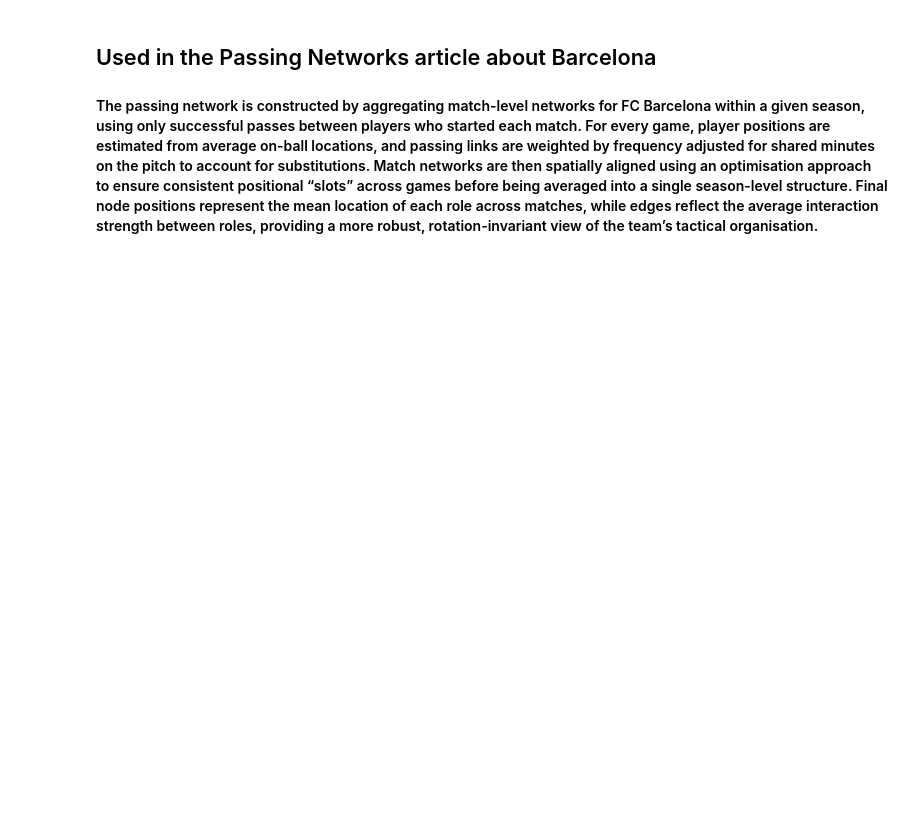
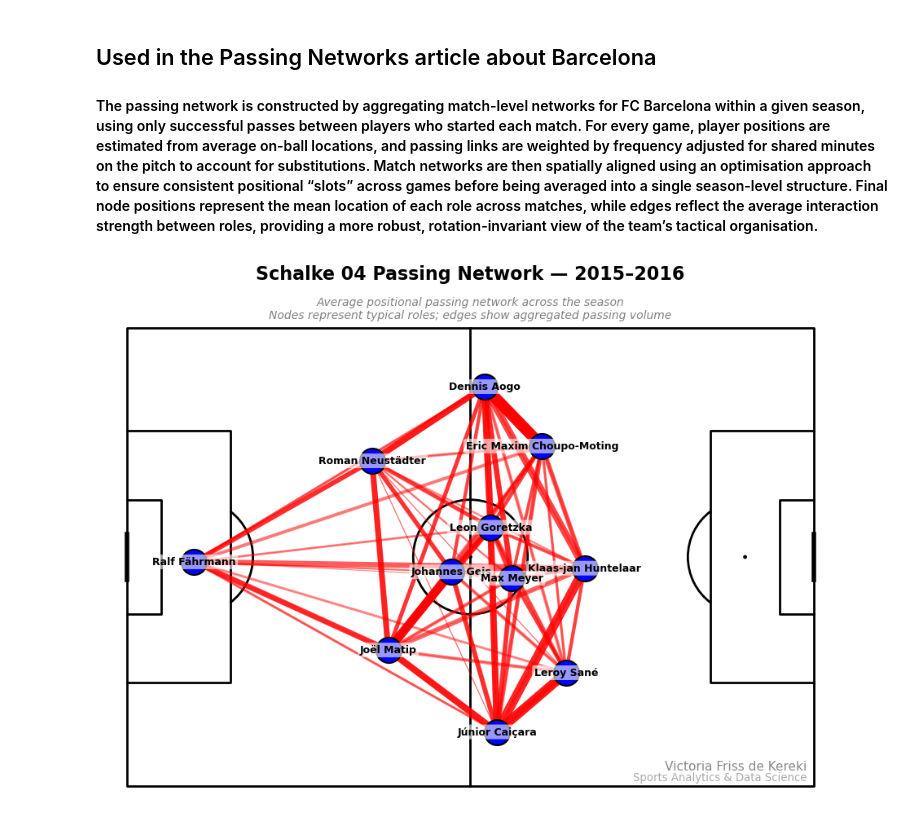
Before and after one commit to vickyfriss/Football-analytics, a Jupyter notebook: 202605 - 2 - How to build Passing Networks.ipynb, the cells around one changed output. Cells and saved outputs as stored; diff of their text form; code cells hidden in the pictures; blank space fills up the shorter version.

```diff
--- a/202605 - 2 - How to build Passing Networks.ipynb
+++ b/202605 - 2 - How to build Passing Networks.ipynb
@@ -208,7 +208,16 @@ len(passes_df)
 # %%
 passes_df.to_csv("Datasets/passes_bundesliga_201516_statsbomb_all.csv", index=False)
 # %%
-passes_df = pd.read_csv("Datasets/passes_bundesliga_201516_statsbomb_all.csv")
+import pandas as pd
+import ast
+
+passes_df = pd.read_csv(
+    "Datasets/passes_bundesliga_201516_statsbomb_all.csv",
+    converters={
+        "location": lambda x: ast.literal_eval(x) if pd.notna(x) else None,
+        "pass_end_location": lambda x: ast.literal_eval(x) if pd.notna(x) else None
+    }
+)
 # %% [markdown]
 ## 3. Data Cleaning & Feature Engineering
 # %%
@@ -547,6 +258,0 @@ def plot_season_network(node_pos, links, team, season):
-# %%
-match_id = 3772072  # example
-
-xi = get_starting_xi(match_id, "Barcelona", sb)
-
-print(xi)
@@ -1280,11 +798,13 @@ def plot_all_seasons_grid(passes, sb, team="Barcelona", n_cols=4):
 # %%
 res = build_season_network(
     passes,
     sb,
-    team="Barcelona",
+    team="Schalke 04",
     season="2015/2016"
 )
 
 if res:
     node_pos, links = res
-    plot_season_network(node_pos, links, "Barcelona", "2015/2016")
+    plot_season_network(node_pos, links, "Schalke 04", "2015/2016")
+# %% [output]
+[figure, added]
```
Also changed, not shown: parts of 15 cells of this notebook.
